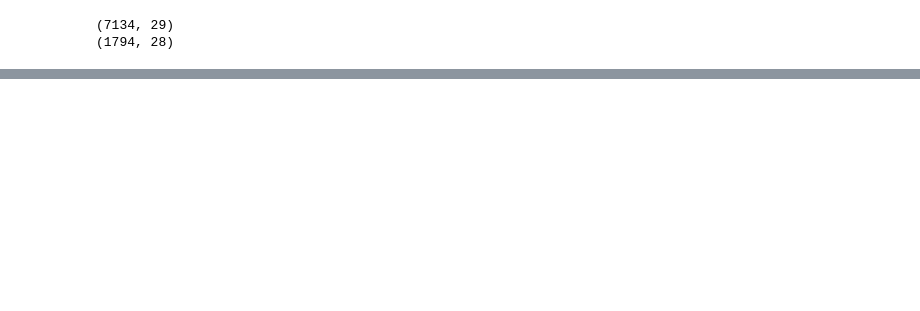
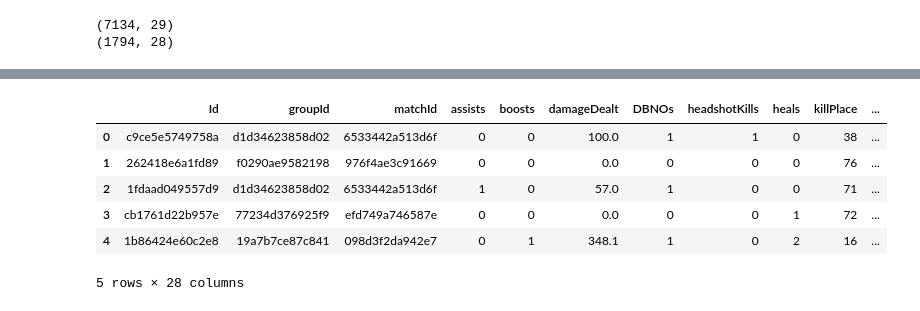
Before and after one commit to makkimaki/GCIwinter2019_assignments, a Jupyter notebook: competition3/Kernel_xgbRegressor.ipynb, the cells around one changed output, grey strips where cells are left out. Cells and saved outputs as stored; diff of their text form; code cells hidden in the pictures; blank space fills up the shorter version.

```diff
--- a/competition3/Kernel_xgbRegressor.ipynb
+++ b/competition3/Kernel_xgbRegressor.ipynb
@@ -86,0 +117,10 @@ ExecutableNotFound: failed to execute ['dot', '-Tpng'], make sure the Graphviz e
+# %%
+df_test.head()
+# %% [output]
+|  | Id | groupId | matchId | assists | boosts | damageDealt | DBNOs | headshotKills | heals | killPlace | ... |
+| 0 | c9ce5e5749758a | d1d34623858d02 | 6533442a513d6f | 0 | 0 | 100.0 | 1 | 1 | 0 | 38 | ... |
+| 1 | 262418e6a1fd89 | f0290ae9582198 | 976f4ae3c91669 | 0 | 0 | 0.0 | 0 | 0 | 0 | 76 | ... |
+| 2 | 1fdaad049557d9 | d1d34623858d02 | 6533442a513d6f | 1 | 0 | 57.0 | 1 | 0 | 0 | 71 | ... |
+| 3 | cb1761d22b957e | 77234d376925f9 | efd749a746587e | 0 | 0 | 0.0 | 0 | 0 | 1 | 72 | ... |
+| 4 | 1b86424e60c2e8 | 19a7b7ce87c841 | 098d3f2da942e7 | 0 | 1 | 348.1 | 1 | 0 | 2 | 16 | ... |
+5 rows × 28 columns
```
Also changed, not shown: parts of 12 cells of this notebook.
